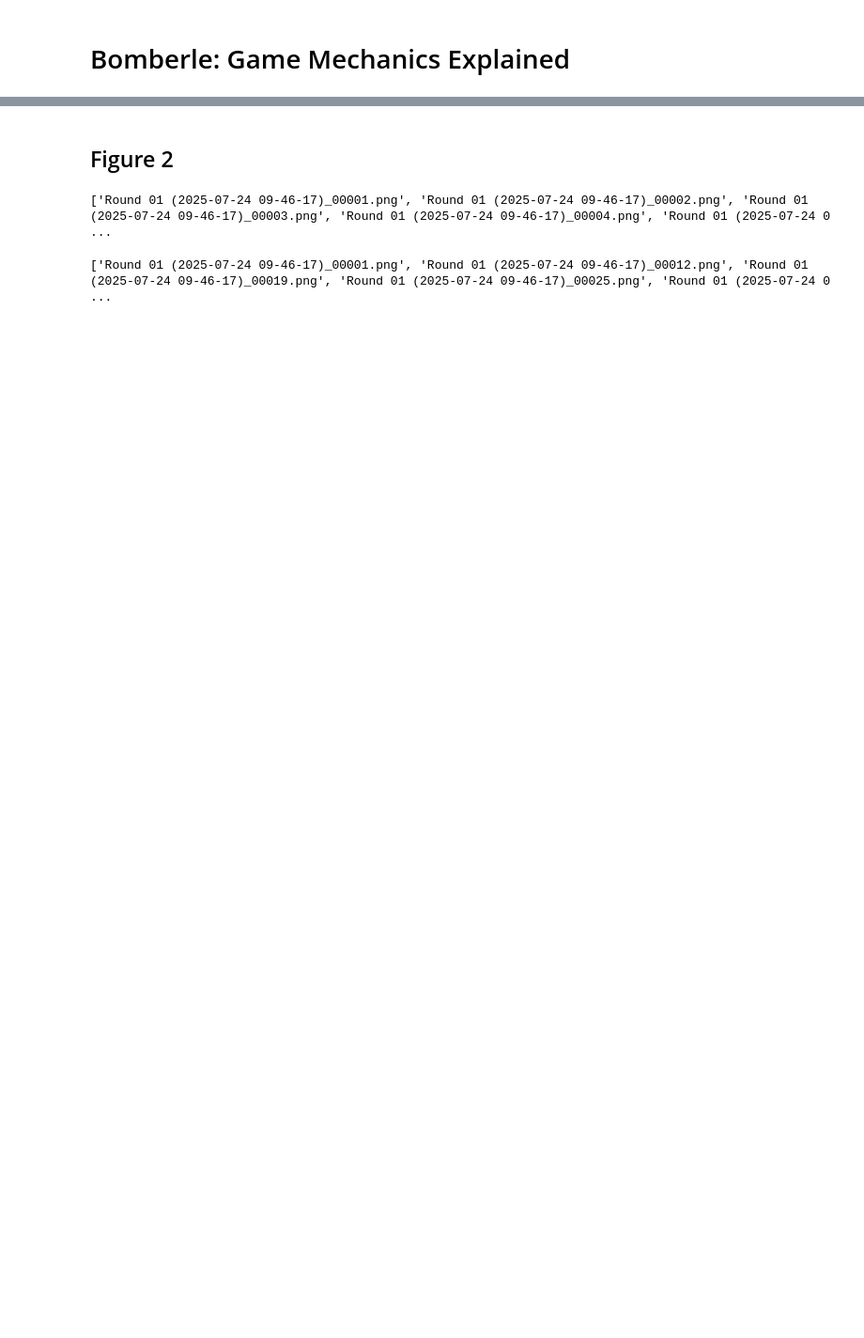
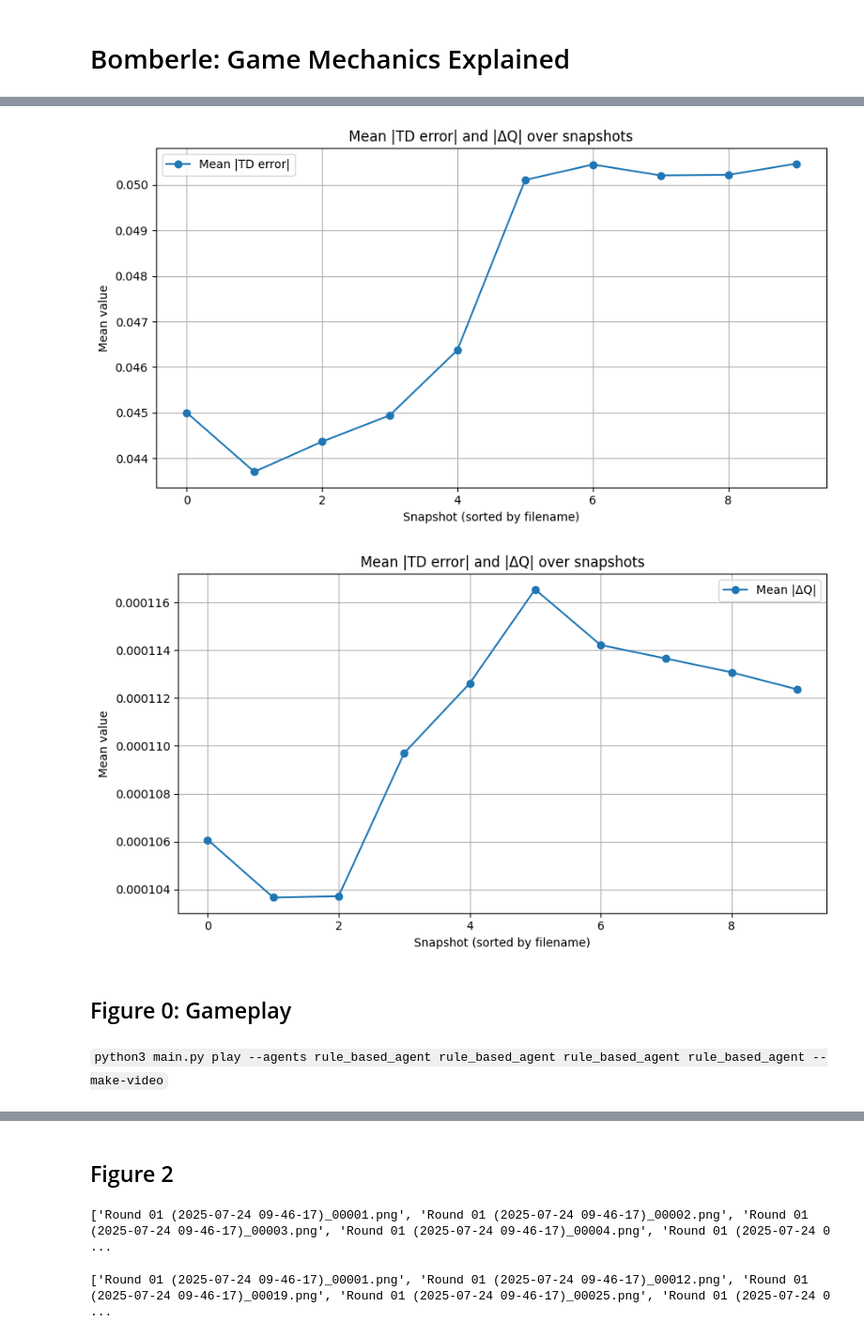
Before and after one commit to KunkelAlexander/bomberman_rl, a Jupyter notebook: blog.ipynb, the cells around one changed output, grey strips where cells are left out. Shown: that part at 94% size. Saved outputs shown, nothing was run; the diff lists cells and outputs as text; code cells hidden in the pictures; blank space fills up the shorter version.

```diff
--- a/blog.ipynb
+++ b/blog.ipynb
@@ -174,0 +353,57 @@ plot_q_imshow_over_time(q_snapshots)
+# %%
+import os
+import numpy as np
+import matplotlib.pyplot as plt
+
+def plot_mean_td_and_deltaq(folder):
+    files = sorted([f for f in os.listdir(folder) if f.endswith(".npz")])
+
+    mean_abs_td   = []
+    mean_update   = []
+    snapshot_idx  = []
+
+    def flatten(d):
+        return np.concatenate([np.ravel(v) for v in d.values()]) if d else np.array([])
+
+    for i, f in enumerate(files):
+        path = os.path.join(folder, f)
+        with np.load(path, allow_pickle=True) as data:
+            td_dict = data["q_td_error"].item()      # dict[state] -> array
+            dq_dict = data["q_update_mag"].item()    # dict[state] -> array (magnitudes)
+
+        td_vals = flatten(td_dict)
+        dq_vals = flatten(dq_dict)
+
+        mean_abs_td.append(np.abs(td_vals).mean() if td_vals.size else np.nan)
+        mean_update.append(dq_vals.mean()          if dq_vals.size else np.nan)
+        snapshot_idx.append(i)
+
+    plt.figure(figsize=(9,5))
+    plt.plot(snapshot_idx, mean_abs_td,   marker="o", label="Mean |TD error|")
+    plt.xlabel("Snapshot (sorted by filename)")
+    plt.ylabel("Mean value")
+    plt.title("Mean |TD error| and |ΔQ| over snapshots")
+    plt.grid(True)
+    plt.legend()
+    plt.tight_layout()
+    plt.show()
+
+    plt.figure(figsize=(9,5))
+    plt.plot(snapshot_idx, mean_update,   marker="o", label="Mean |ΔQ|")
+    plt.xlabel("Snapshot (sorted by filename)")
+    plt.ylabel("Mean value")
+    plt.title("Mean |TD error| and |ΔQ| over snapshots")
+    plt.grid(True)
+    plt.legend()
+    plt.tight_layout()
+    plt.show()
+
+# Example:
+plot_mean_td_and_deltaq("agent_code/tq_cratehero/dicts")
+# %% [output]
+[figure, added]
+[figure, added]
+# %% [markdown]
+## Figure 0: Gameplay
+# %% [markdown]
+`python3 main.py play --agents rule_based_agent rule_based_agent rule_based_agent rule_based_agent --make-video`
```
Also changed, not shown: parts of 16 cells of this notebook, 10 other files.
